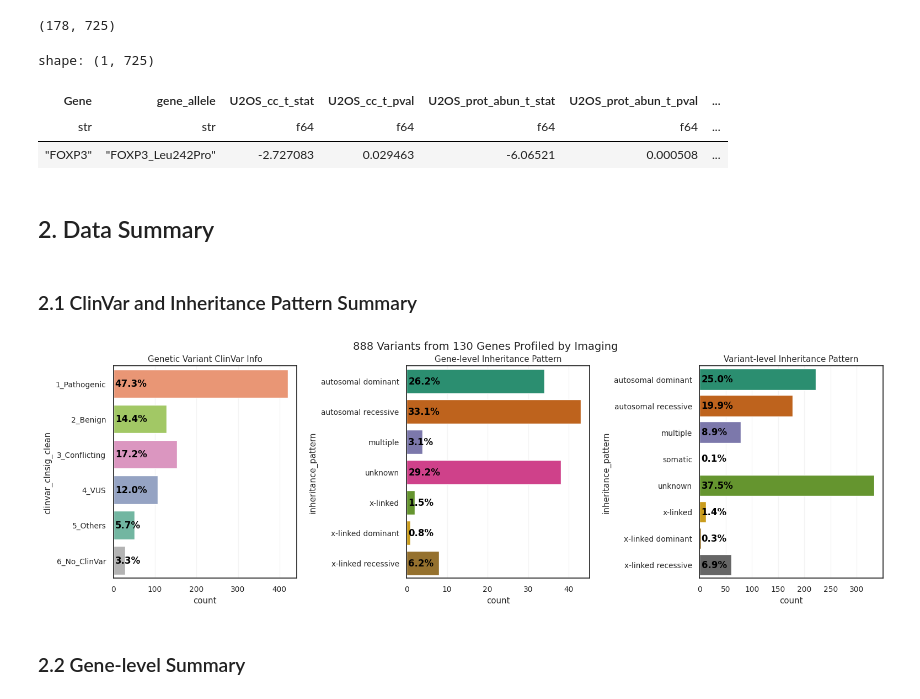
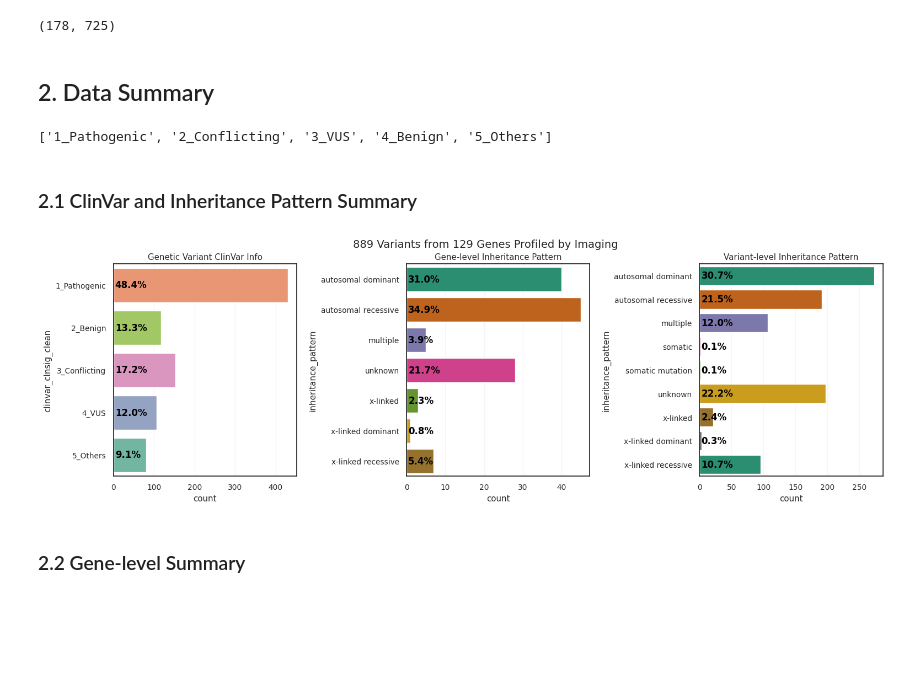
Before and after one commit to broadinstitute/2025_laval_submitted, a Jupyter notebook: 2_individual_assay_results/imaging/2_analysis/2_analyze_cp_results/0_results_summary.ipynb, the cells around one changed output. Drawn from its saved outputs; the diff is of its cells as text; code cells hidden in the pictures; blank space fills up the shorter version.

Commit message:
Updating imaging data

```diff
--- a/2_individual_assay_results/imaging/2_analysis/2_analyze_cp_results/0_results_summary.ipynb
+++ b/2_individual_assay_results/imaging/2_analysis/2_analyze_cp_results/0_results_summary.ipynb
@@ -322,7 +297,7 @@ shape: (94, 2)
 # allele_collect_df["protein_Signal (UniProt)"].count() #["protein_Signal (UniProt)"]
 # %%
 imaging_summary_auroc_gfp = pl.read_csv(
-    "/home/shenrunx/igvf/varchamp/2025_varchamp_snakemake/3.downstream_analyses/outputs/2.classification_results/imaging_analyses_classification_summary_all_gfp_adj_auroc.csv"
+    "/home/shenrunx/igvf/varchamp/2025_varchamp_snakemake/3.downstream_analyses/outputs/2.classification_results/imaging_analyses_classification_summary_one_perc.csv",
 )
 imaging_summary_auroc_gfp.head()
 # %% [output]
@@ -355,26 +330,26 @@ imaging_summary_clinvar = pl.read_csv("../../3_outputs/imaging_analyses_summary_
 imaging_summary_clinvar = imaging_summary_clinvar.join(
     imaging_summary_auroc_gfp,
     left_on="gene_allele",
-    right_on="allele_0",
+    right_on="gene_allele",
     how="left"
 )
 # imaging_summary_clinvar.unique("Gene")
 # %%
-clinvar_category = ['1_Pathogenic', '4_Benign', '2_Conflicting', '3_VUS', '5_Others', '6_No_ClinVar']
-clinvar_palette_clinvar = sns.color_palette("Set2")
-clinvar_palette_clinvar[0], clinvar_palette_clinvar[1], clinvar_palette_clinvar[2], clinvar_palette_clinvar[3], clinvar_palette_clinvar[4], clinvar_palette_clinvar[5], clinvar_palette_clinvar[7] = \
-clinvar_palette_clinvar[1], clinvar_palette_clinvar[4], clinvar_palette_clinvar[3], clinvar_palette_clinvar[2], clinvar_palette_clinvar[7], clinvar_palette_clinvar[7], clinvar_palette_clinvar[5]
-palette_dict = {
-    "clinvar_clnsig_clean": dict(zip(clinvar_category, clinvar_palette_clinvar[:7]))
-}
+# clinvar_category = ['1_Pathogenic', '4_Benign', '2_Conflicting', '3_VUS', '5_Others', '6_No_ClinVar']
+# clinvar_palette_clinvar = sns.color_palette("Set2")
+# clinvar_palette_clinvar[0], clinvar_palette_clinvar[1], clinvar_palette_clinvar[2], clinvar_palette_clinvar[3], clinvar_palette_clinvar[4], clinvar_palette_clinvar[5], clinvar_palette_clinvar[7] = \
+# clinvar_palette_clinvar[1], clinvar_palette_clinvar[4], clinvar_palette_clinvar[3], clinvar_palette_clinvar[2], clinvar_palette_clinvar[7], clinvar_palette_clinvar[7], clinvar_palette_clinvar[5]
+# palette_dict = {
+#     "clinvar_clnsig_clean": dict(zip(clinvar_category, clinvar_palette_clinvar[:7]))
+# }
 
-imaging_summary_clinvar_reannot = imaging_summary_clinvar.with_columns(
+imaging_summary_clinvar = imaging_summary_clinvar.with_columns(
     pl.col("clinvar_clnsig_clean").replace(
         {
-            "4_VUS": "3_VUS",
+            # "4_VUS": "3_VUS",
             "6_No_ClinVar": "5_Others",
-            "2_Benign": "4_Benign",
-            "3_Conflicting": "2_Conflicting",
+            # "2_Benign": "4_Benign",
+            # "3_Conflicting": "2_Conflicting",
         }).alias("clinvar_clnsig_clean"),
 )
 
@@ -468,14 +426,9 @@ imaging_summary_clinvar_hits.shape
 # %%
 # imaging_summary_clinvar_hits['gene_allele'].unique().to_numpy()
 # %%
-imaging_summary_clinvar_hits.filter(
-    pl.col("Gene")=="FOXP3"
-)
+# imaging_summary_clinvar_hits.filter(
+#     pl.col("Gene")=="FOXP3"
+# )
-# %% [output]
-shape: (1, 725)
-| Gene | gene_allele | U2OS_cc_t_stat | U2OS_cc_t_pval | U2OS_prot_abun_t_stat | U2OS_prot_abun_t_pval | ... |
-| str | str | f64 | f64 | f64 | f64 | ... |
-| "FOXP3" | "FOXP3_Leu242Pro" | -2.727083 | 0.029463 | -6.06521 | 0.000508 | ... |
 # %% [markdown]
 ## 2. Data Summary
 # %%
@@ -483,40 +436,43 @@ df = imaging_summary_clinvar.to_pandas() ## drop_nulls("clinvar_clnsig_clean").
 # Count category frequencies
 # Sort categories if you want specific order
 category_order = sorted(df["clinvar_clnsig_clean"].unique())
+category_order
+# %% [output]
+['1_Pathogenic', '2_Conflicting', '3_VUS', '4_Benign', '5_Others']
 # %% [markdown]
 ### 2.1 ClinVar and Inheritance Pattern Summary
 # %%
 fig, axes = plt.subplots(1,3,figsize=(18,5))
 plot_cat_count_perc(
     imaging_summary_clinvar,
     "clinvar_clnsig_clean",
     title="ClinVar",
     ax=axes[0],
-    palette=palette_dict["clinvar_clnsig_clean"]
+    palette=palette_dict["clinvar_clnsig_clean_oneperc"]
 )
 axes[0].set_title("Genetic Variant ClinVar Info")
 
 plot_cat_count_perc(
     imaging_summary_clinvar.unique("symbol"),
     "inheritance_pattern",
     title="Inheritance",
     ax=axes[1],
 )
 axes[1].set_title("Gene-level Inheritance Pattern")
 
 plot_cat_count_perc(
     imaging_summary_clinvar,
     "inheritance_pattern",
     title="Inheritance",
     ax=axes[2],
 )
 axes[2].set_title("Variant-level Inheritance Pattern")
 
 plt.suptitle(f"{imaging_summary_clinvar.unique('gene_allele').shape[0]} Variants from {imaging_summary_clinvar.unique('symbol').shape[0]} Genes Profiled by Imaging", y=.97, fontsize=14)
 plt.subplots_adjust(wspace=.6)
 plt.show()
 # %% [output]
-[figure, old version]
+[figure, new version]
 # %% [markdown]
 ### 2.2 Gene-level Summary
 # %%
```
Also changed, not shown: parts of 14 cells of this notebook, 4 other files.
